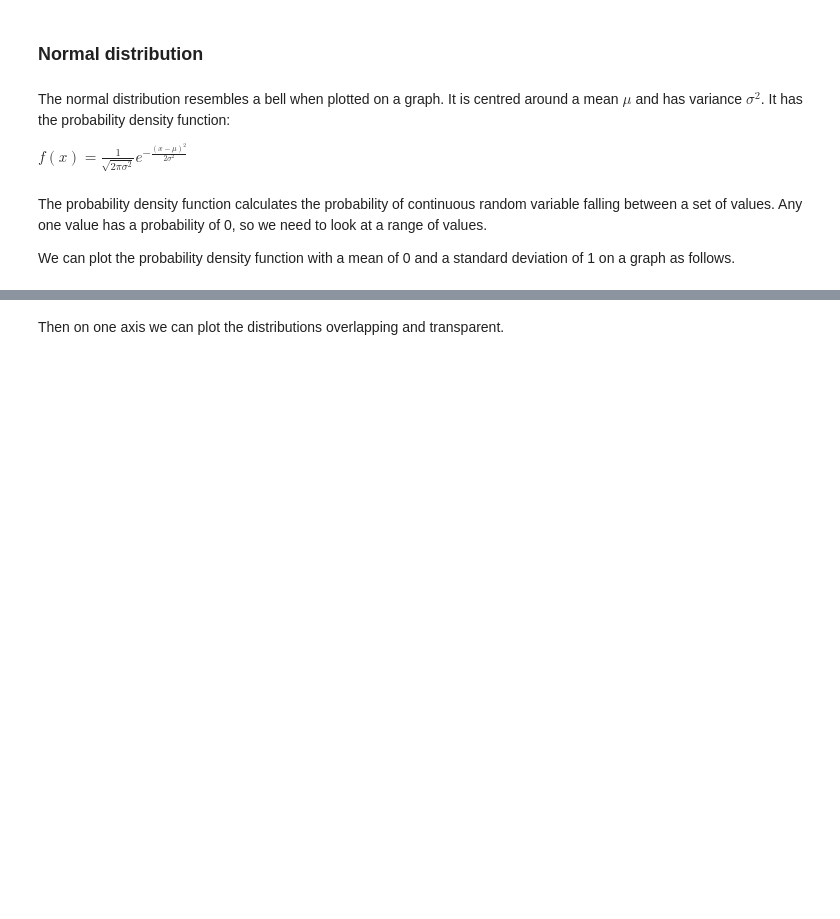
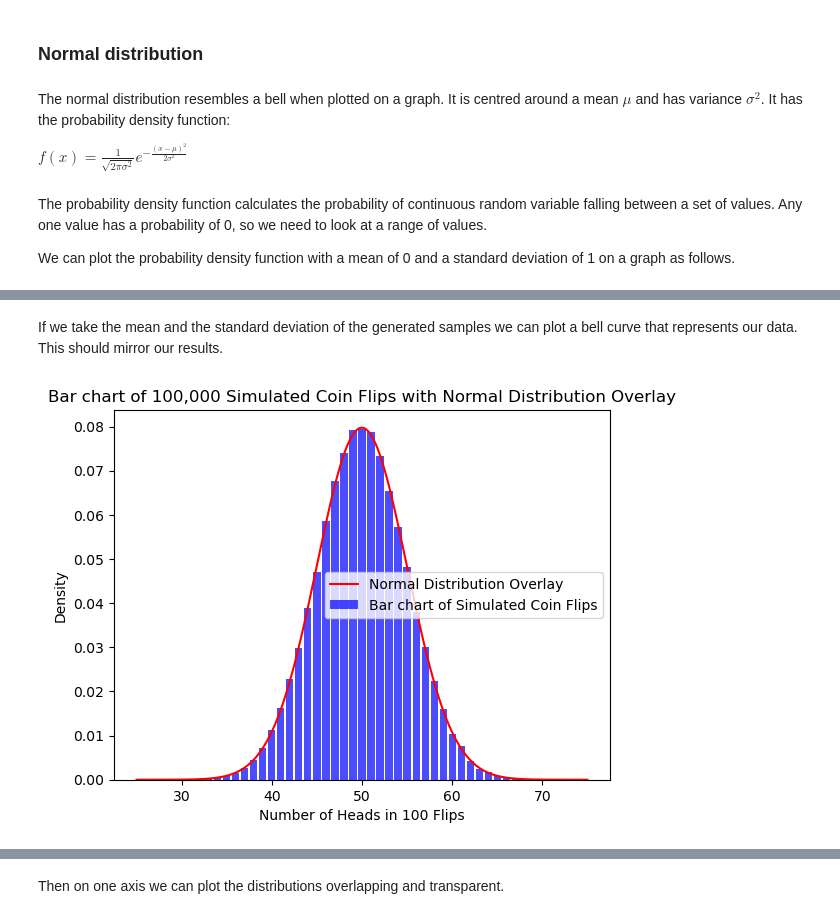
Before and after one commit to CeamanCollins/applied-statistics-assessment, a Jupyter notebook: problems.ipynb, the cells around one changed output, grey strips where cells are left out. Saved outputs shown, nothing was run; the diff lists cells and outputs as text; code cells hidden in the pictures; blank space fills up the shorter version.

```diff
--- a/problems.ipynb
+++ b/problems.ipynb
@@ -255,0 +272,21 @@ Text(0.5, 1.0, 'Normal Distribution')
+# %% [markdown]
+If we take the mean and the standard deviation of the generated samples we can plot a bell curve that represents our data. This should mirror our results.
+# %%
+mean_flips = np.mean(flips)
+std_flips = np.std(flips)
+
+x = np.linspace(25, 75, 1001)
+y = f(x, mu=mean_flips, sigma=std_flips)
+
+# Plotting a bar chart with normal distribution overlay.
+# Using density normalization for the bar chart.
+plt.bar(uniques, counts/k, alpha=0.7, color='blue', label='Bar chart of Simulated Coin Flips')
+plt.plot(x, y, color='red', label='Normal Distribution Overlay')
+plt.title('Bar chart of 100,000 Simulated Coin Flips with Normal Distribution Overlay')
+plt.xlabel('Number of Heads in 100 Flips')
+plt.ylabel('Density')
+plt.legend()
+plt.show()
+plt.close()
+# %% [output]
+[figure, added]
```
Also changed, not shown: parts of 23 cells of this notebook.
